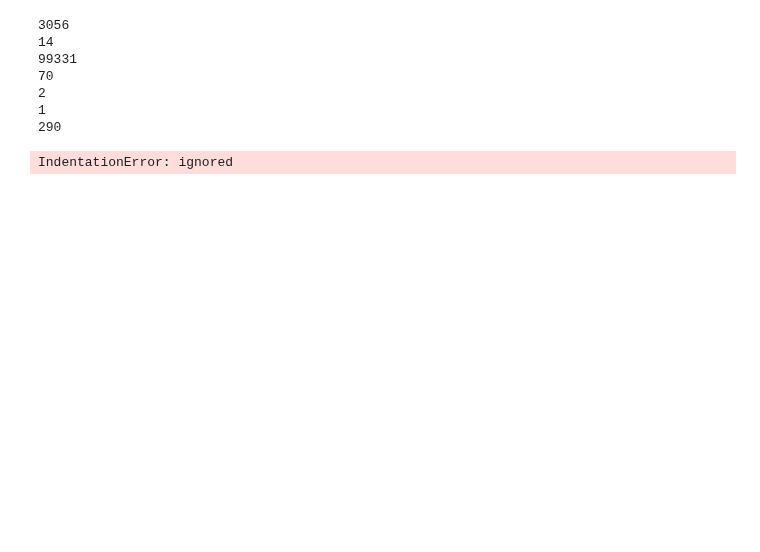
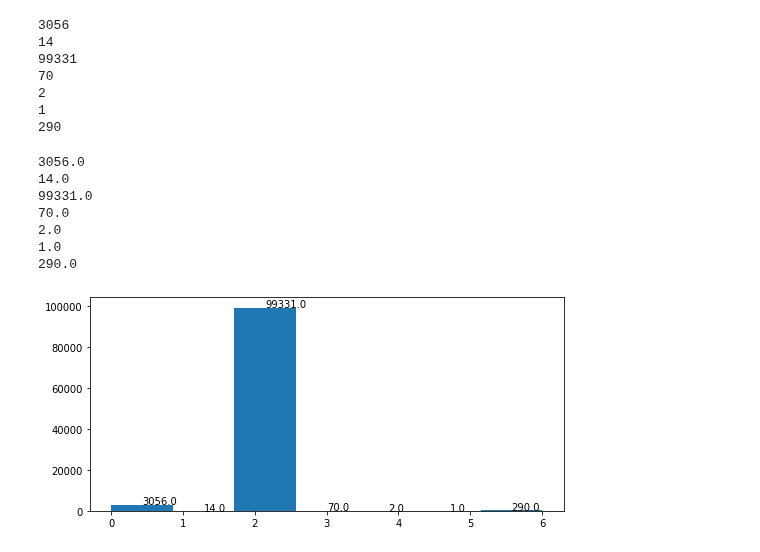
Before and after one commit to MadsNL/AMLMain, a Jupyter notebook: AML_IceCores_peruvian_umap.ipynb, the cells around one changed output. Saved outputs shown, nothing was run; the diff lists cells and outputs as text; code cells hidden in the pictures; blank space fills up the shorter version.

```diff
--- a/AML_IceCores_peruvian_umap.ipynb
+++ b/AML_IceCores_peruvian_umap.ipynb
@@ -200,19 +206,28 @@ print(sum(preds==6))
 1
 290
 # %%
-plt.rcParams["figure.figsize"] = [7.50, 3.50]
-plt.rcParams["figure.autolayout"] = True
+#plt.rcParams["figure.figsize"] = [7.50, 3.50]
+#plt.rcParams["figure.autolayout"] = True
 
 data = preds
-_, _, patches = plt.hist(data, align="mid")
+_, _, patches = plt.hist(data,bins = 7, align="mid")
+
+#for i in range(len(bars)):
+
 
 for pp in patches:
-  if pp == 1:
-
+   print(pp._y1)
    x = (pp._x0 + pp._x1)/2
-   y = pp._y1 #+ 0.05
+   y = pp._y1 + 0.05
    plt.text(x, y, pp._y1)
 
 plt.show()
 # %% [output]
-IndentationError: ignored
+3056.0
+14.0
+99331.0
+70.0
+2.0
+1.0
+290.0
+[figure, added]
```
Also changed, not shown: parts of 6 cells of this notebook.
